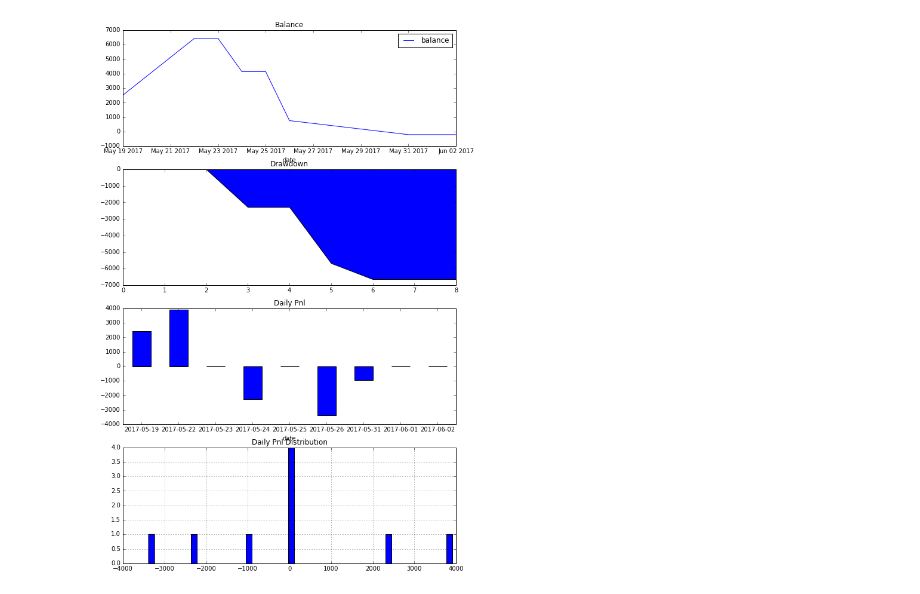
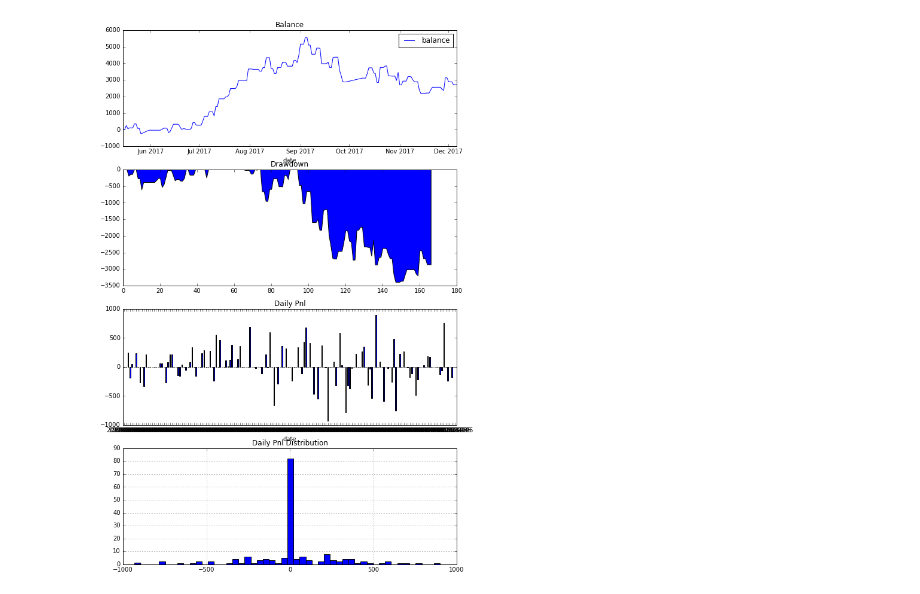
Before and after one commit to lo-e/python-for-investment, a Jupyter notebook: jupyter/Strategy/Dual Thrust.ipynb, the cells around one changed output. Drawn from its saved outputs; the diff is of its cells as text; code cells hidden in the pictures.

```diff
--- a/jupyter/Strategy/Dual Thrust.ipynb
+++ b/jupyter/Strategy/Dual Thrust.ipynb
@@ -11,7 +11,7 @@ from vnpy.trader.app.ctaStrategy.ctaBacktesting import BacktestingEngine
 code = 'rb1805'
 exchange = 'SHFE'
 vtCode = '.'.join([code, exchange])
-startDate = '20170516'
+startDate = '20170101'
 endDate = datetime.now().strftime('%Y%m%d')
 #endDate = '20170601'
 # %%
@@ -24,7 +24,7 @@ class DualThrustStrategy(CtaTemplate):
     author = u'用Python的交易员'
 
     # 策略参数
-    fixedSize = 100
+    fixedSize = 1
     k1 = 0.4
     k2 = 0.6
 
@@ -266,7 +266,7 @@ class DualThrustStrategy(CtaTemplate):
     author = u'用Python的交易员'
 
     # 策略参数
-    fixedSize = 100
+    fixedSize = 1
     k1 = 0.4
     k2 = 0.6
 
@@ -515,7 +515,7 @@ class DualThrustStrategy(CtaTemplate):
 #初始化数据需要的自然日天数
 initDays = 3
 #初始资金
-DualThrustStrategy.capital = 100
+DualThrustStrategy.capital = 0
 
 #创建回测引擎实例
 engine = BacktestingEngine()
@@ -528,9 +528,9 @@ engine.setStartDate(startDate, initDays = initDays) #这里的initDays是真正
 
 #设置产品相关参数
 engine.setSlippage(0)           #滑点设置为0
-engine.setRate(1.5/10000)       #股票交易手续费万1.5
-engine.setSize(1)               #股票每股为1
-engine.setPriceTick(0.01)      #股票最小价格变动
+engine.setRate(1/10000)       #股票交易手续费万1.5
+engine.setSize(10)               #股票每股为1
+engine.setPriceTick(1)      #股票最小价格变动
 engine.setCapital(DualThrustStrategy.capital) #初始资金
 
 #设置使用的数据库
@@ -566 +566 @@ abc
-[figure, old version]
+[figure, new version]
```
Also changed, not shown: parts of 1 cell of this notebook, 3 other files.
